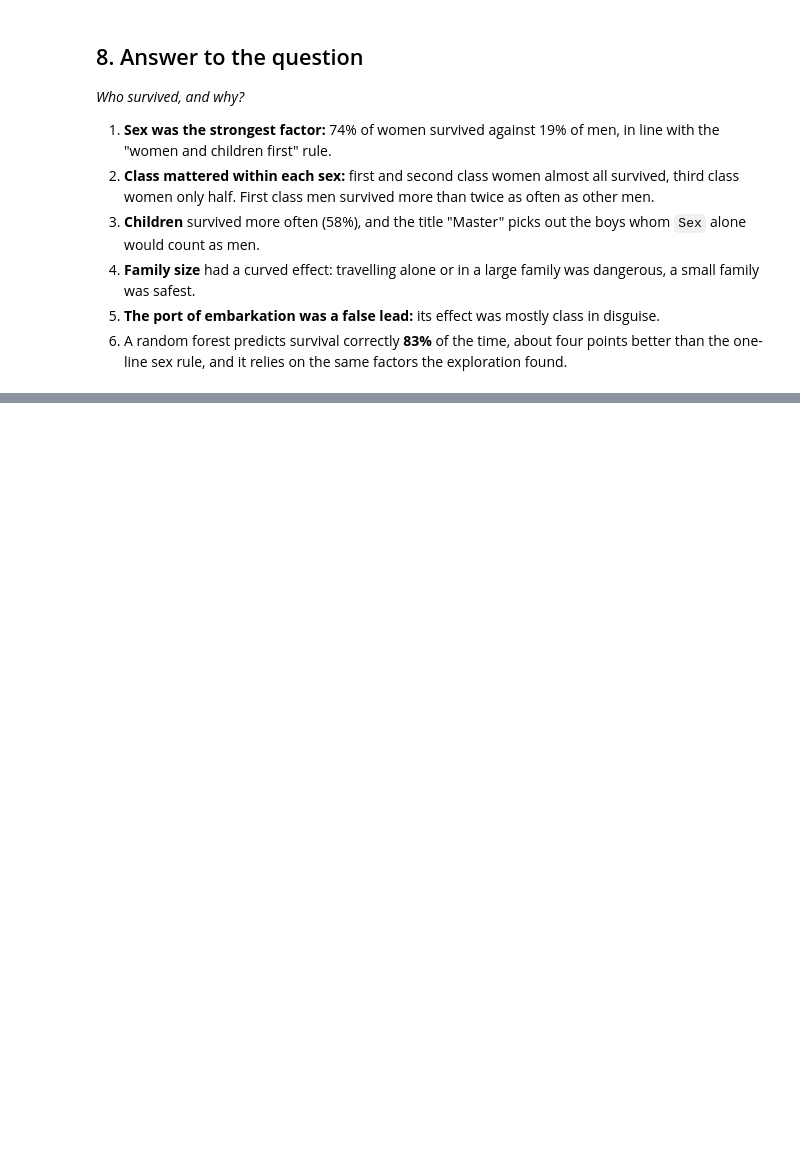
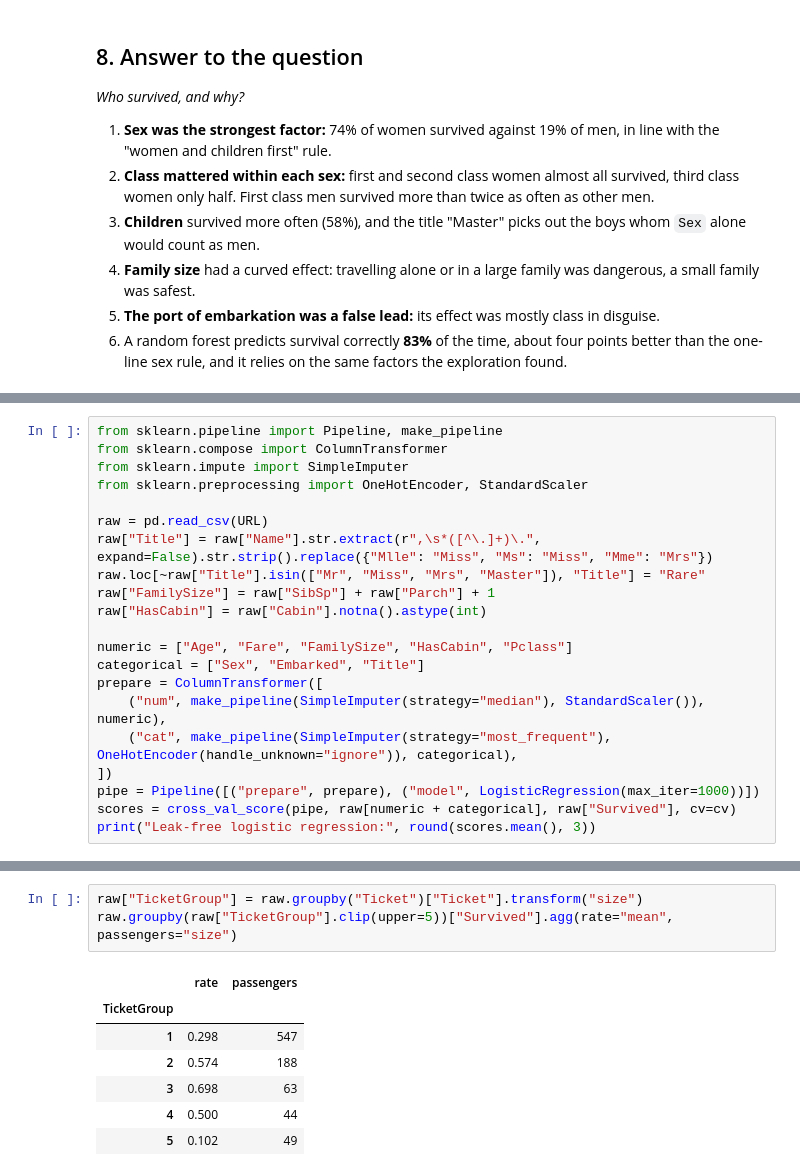
Before and after one commit to giannis00/giannis00.github.io, a Jupyter notebook: assets/jupyter/from-questions-to-answers/01_titanic.ipynb, the cells around one changed output, grey strips where cells are left out. Drawn from its saved outputs; the diff is of its cells as text; blank space fills up the shorter version.

```diff
--- a/assets/jupyter/from-questions-to-answers/01_titanic.ipynb
+++ b/assets/jupyter/from-questions-to-answers/01_titanic.ipynb
@@ -469,0 +450,21 @@ print(len(kids), "passengers, survival rate", round(kids["Survived"].mean(), 3))
+# %%
+from sklearn.pipeline import Pipeline, make_pipeline
+from sklearn.compose import ColumnTransformer
+from sklearn.impute import SimpleImputer
+from sklearn.preprocessing import OneHotEncoder, StandardScaler
+
+raw = pd.read_csv(URL)
+raw["Title"] = raw["Name"].str.extract(r",\s*([^\.]+)\.", expand=False).str.strip().replace({"Mlle": "Miss", "Ms": "Miss", "Mme": "Mrs"})
+raw.loc[~raw["Title"].isin(["Mr", "Miss", "Mrs", "Master"]), "Title"] = "Rare"
+raw["FamilySize"] = raw["SibSp"] + raw["Parch"] + 1
+raw["HasCabin"] = raw["Cabin"].notna().astype(int)
+
+numeric = ["Age", "Fare", "FamilySize", "HasCabin", "Pclass"]
+categorical = ["Sex", "Embarked", "Title"]
+prepare = ColumnTransformer([
+    ("num", make_pipeline(SimpleImputer(strategy="median"), StandardScaler()), numeric),
+    ("cat", make_pipeline(SimpleImputer(strategy="most_frequent"), OneHotEncoder(handle_unknown="ignore")), categorical),
+])
+pipe = Pipeline([("prepare", prepare), ("model", LogisticRegression(max_iter=1000))])
+scores = cross_val_score(pipe, raw[numeric + categorical], raw["Survived"], cv=cv)
+print("Leak-free logistic regression:", round(scores.mean(), 3))
@@ -470 +478,12 @@ print(len(kids), "passengers, survival rate", round(kids["Survived"].mean(), 3))
+# %%
+raw["TicketGroup"] = raw.groupby("Ticket")["Ticket"].transform("size")
+raw.groupby(raw["TicketGroup"].clip(upper=5))["Survived"].agg(rate="mean", passengers="size")
+# %% [output]
+|  | rate | passengers |
+| TicketGroup |  |  |
+| 1 | 0.298 | 547 |
+| 2 | 0.574 | 188 |
+| 3 | 0.698 | 63 |
+| 4 | 0.500 | 44 |
+| 5 | 0.102 | 49 |
 # %% [markdown]
```
Also changed, not shown: parts of 23 cells of this notebook, 11 other files.
